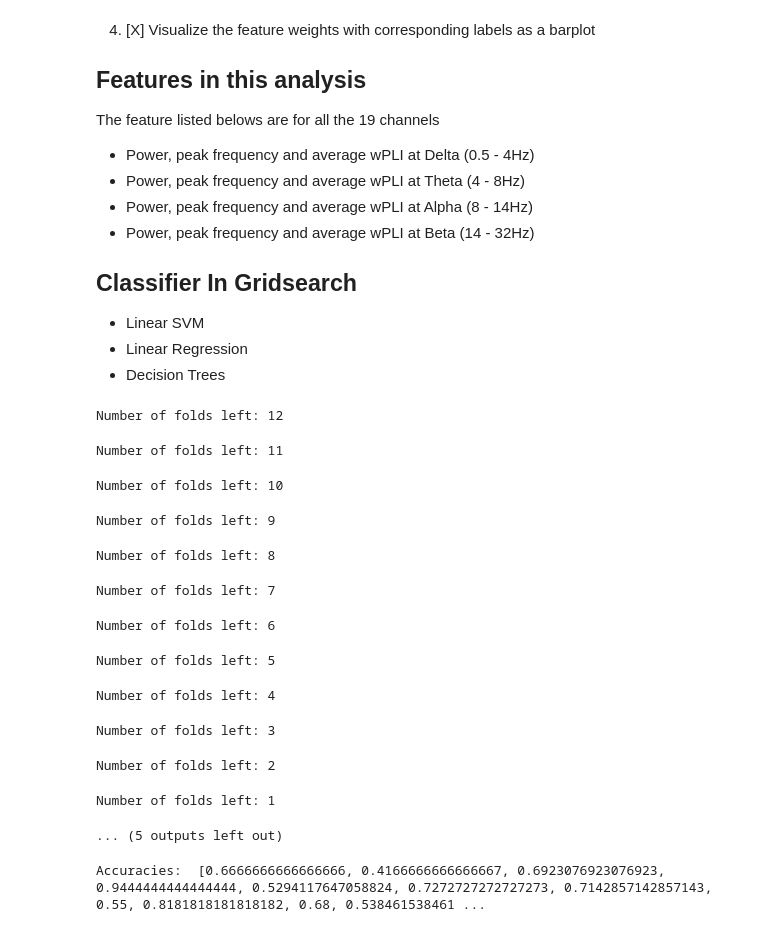
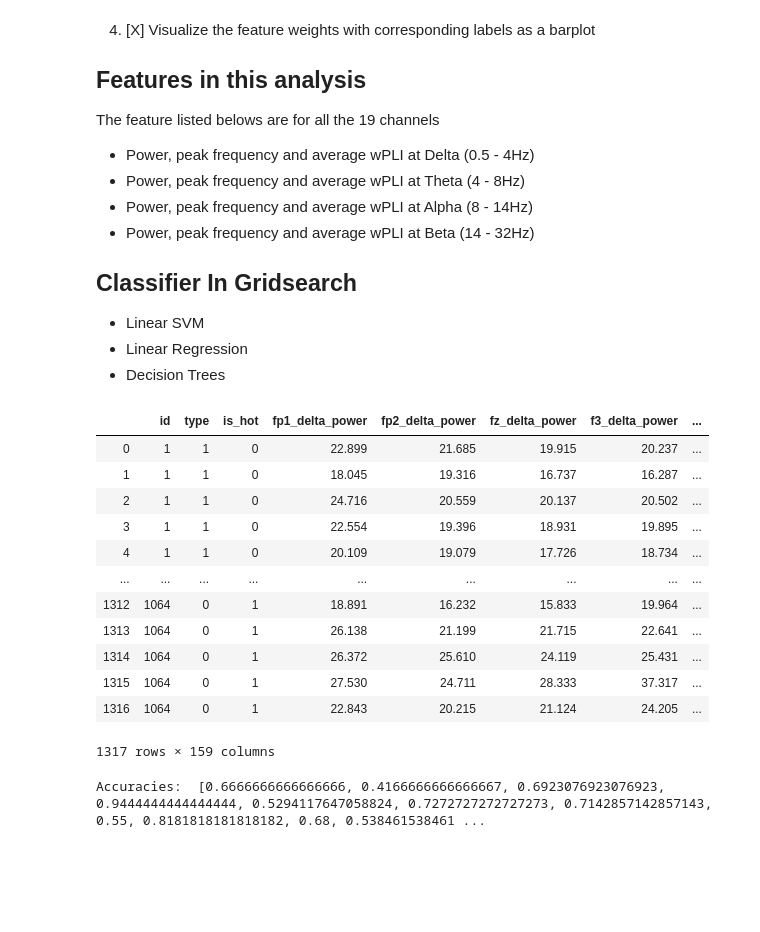
Before and after one commit to BIAPT/eeg-pain-detection, a Jupyter notebook: projects/publish_a_paper_on_pain_detection_using_eeg_and_ml/neurips_2020_abstract_submission/ex_21_classify_power_at_all_bandpass.ipynb, the cells around one changed output. Saved outputs shown, nothing was run; the diff lists cells and outputs as text; code cells hidden in the pictures; blank space fills up the shorter version.

```diff
--- a/projects/publish_a_paper_on_pain_detection_using_eeg_and_ml/neurips_2020_abstract_submission/ex_21_classify_power_at_all_bandpass.ipynb
+++ b/projects/publish_a_paper_on_pain_detection_using_eeg_and_ml/neurips_2020_abstract_submission/ex_21_classify_power_at_all_bandpass.ipynb
@@ -67,30 +67,32 @@ def find_best_model(best_params):
 input_filename = '/media/yacine/Data/pain_and_eeg/machine_learning_data/features_litterature.csv'
 # %%
 # Experiment with Healthy
-participant_type = "HEALTHY" #HEALTHY, MSK or BOTH
+#participant_type = "HEALTHY" #HEALTHY, MSK or BOTH
 
 gs = create_gridsearch_pipeline()
-X,y,group,df = pre_process(input_filename, participant_type)
-accuracies, best_params = classify_loso_model_selection(X, y, group, gs)
+X,y,group,df = pre_process(input_filename)
+#accuracies, best_params = classify_loso_model_selection(X, y, group, gs)
 
-print("Accuracies: ", str(accuracies))
-plot_acc(group, accuracies, participant_type)
-print("Mean Accuracies: " + str(np.mean(accuracies)))
+#print("Accuracies: ", str(accuracies))
+#plot_acc(group, accuracies, participant_type)
+#print("Mean Accuracies: " + str(np.mean(accuracies)))
 df
+df.loc[df['type'] == 0, ['id']] += 1000
+df
 # %% [output]
+|  | id | type | is_hot | fp1_delta_power | fp2_delta_power | fz_delta_power | f3_delta_power | ... |
+| 0 | 1 | 1 | 0 | 22.899 | 21.685 | 19.915 | 20.237 | ... |
+| 1 | 1 | 1 | 0 | 18.045 | 19.316 | 16.737 | 16.287 | ... |
+| 2 | 1 | 1 | 0 | 24.716 | 20.559 | 20.137 | 20.502 | ... |
+| 3 | 1 | 1 | 0 | 22.554 | 19.396 | 18.931 | 19.895 | ... |
+| 4 | 1 | 1 | 0 | 20.109 | 19.079 | 17.726 | 18.734 | ... |
+| ... | ... | ... | ... | ... | ... | ... | ... | ... |
+| 1312 | 1064 | 0 | 1 | 18.891 | 16.232 | 15.833 | 19.964 | ... |
+| 1313 | 1064 | 0 | 1 | 26.138 | 21.199 | 21.715 | 22.641 | ... |
+| 1314 | 1064 | 0 | 1 | 26.372 | 25.610 | 24.119 | 25.431 | ... |
+| 1315 | 1064 | 0 | 1 | 27.530 | 24.711 | 28.333 | 37.317 | ... |
+| 1316 | 1064 | 0 | 1 | 22.843 | 20.215 | 21.124 | 24.205 | ... |
-Number of folds left: 12
+1317 rows × 159 columns
-Number of folds left: 11
-Number of folds left: 10
-Number of folds left: 9
-Number of folds left: 8
-Number of folds left: 7
-Number of folds left: 6
-Number of folds left: 5
-Number of folds left: 4
-Number of folds left: 3
-Number of folds left: 2
-Number of folds left: 1
-... (5 outputs left out)
 # %%
 # Notes:
 # The MSK participants are very long to run since there are a lots of participants
```
Also changed, not shown: 4 other files.
